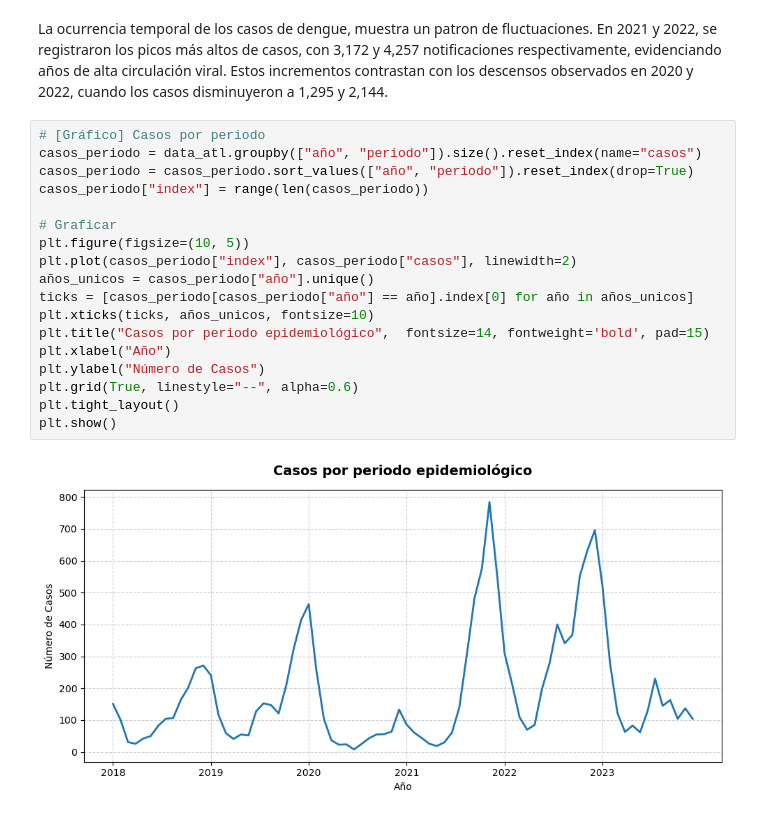
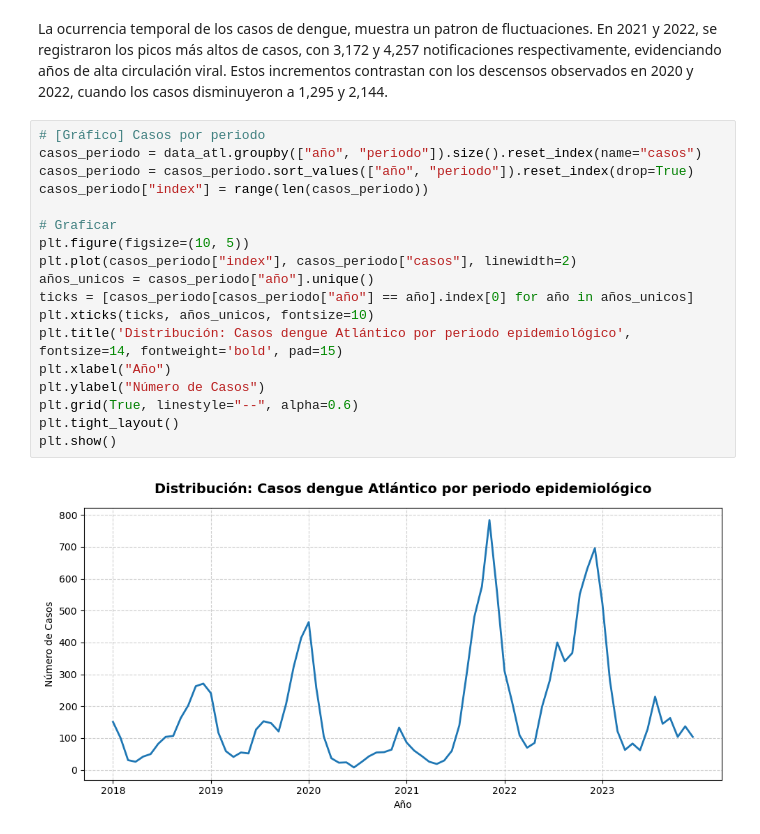
Before and after one commit to Darally06/Dengue_caracterization, a Jupyter notebook: EDA_registros.ipynb, the cells around one changed output. Cells and saved outputs as stored; diff of their text form.

```diff
--- a/EDA_registros.ipynb
+++ b/EDA_registros.ipynb
@@ -455,23 +452,23 @@ OCURRENCIA TEMPORAL DE LOS CASOS
 # %% [markdown]
 La ocurrencia temporal de los casos de dengue, muestra un patron de fluctuaciones. En 2021 y 2022, se registraron los picos más altos de casos, con 3,172 y 4,257 notificaciones respectivamente, evidenciando años de alta circulación viral. Estos incrementos contrastan con los descensos observados en 2020 y 2022, cuando los casos disminuyeron a 1,295 y 2,144.
-# %%
-# [Gráfico] Casos por periodo
-casos_periodo = data_atl.groupby(["año", "periodo"]).size().reset_index(name="casos")
-casos_periodo = casos_periodo.sort_values(["año", "periodo"]).reset_index(drop=True)
-casos_periodo["index"] = range(len(casos_periodo))
-
-# Graficar
-plt.figure(figsize=(10, 5))
-plt.plot(casos_periodo["index"], casos_periodo["casos"], linewidth=2)
-años_unicos = casos_periodo["año"].unique()
-ticks = [casos_periodo[casos_periodo["año"] == año].index[0] for año in años_unicos]
-plt.xticks(ticks, años_unicos, fontsize=10)
-plt.title("Casos por periodo epidemiológico",  fontsize=14, fontweight='bold', pad=15)
-plt.xlabel("Año")
-plt.ylabel("Número de Casos")
-plt.grid(True, linestyle="--", alpha=0.6)
-plt.tight_layout()
-plt.show()
-# %% [output]
-[figure, removed]
+# %%
+# [Gráfico] Casos por periodo
+casos_periodo = data_atl.groupby(["año", "periodo"]).size().reset_index(name="casos")
+casos_periodo = casos_periodo.sort_values(["año", "periodo"]).reset_index(drop=True)
+casos_periodo["index"] = range(len(casos_periodo))
+
+# Graficar
+plt.figure(figsize=(10, 5))
+plt.plot(casos_periodo["index"], casos_periodo["casos"], linewidth=2)
+años_unicos = casos_periodo["año"].unique()
+ticks = [casos_periodo[casos_periodo["año"] == año].index[0] for año in años_unicos]
+plt.xticks(ticks, años_unicos, fontsize=10)
+plt.title('Distribución: Casos dengue Atlántico por periodo epidemiológico',  fontsize=14, fontweight='bold', pad=15)
+plt.xlabel("Año")
+plt.ylabel("Número de Casos")
+plt.grid(True, linestyle="--", alpha=0.6)
+plt.tight_layout()
+plt.show()
+# %% [output]
+[figure, added]
 # %% [markdown]
```
Also changed, not shown: parts of 6 cells of this notebook, 4 other files.
